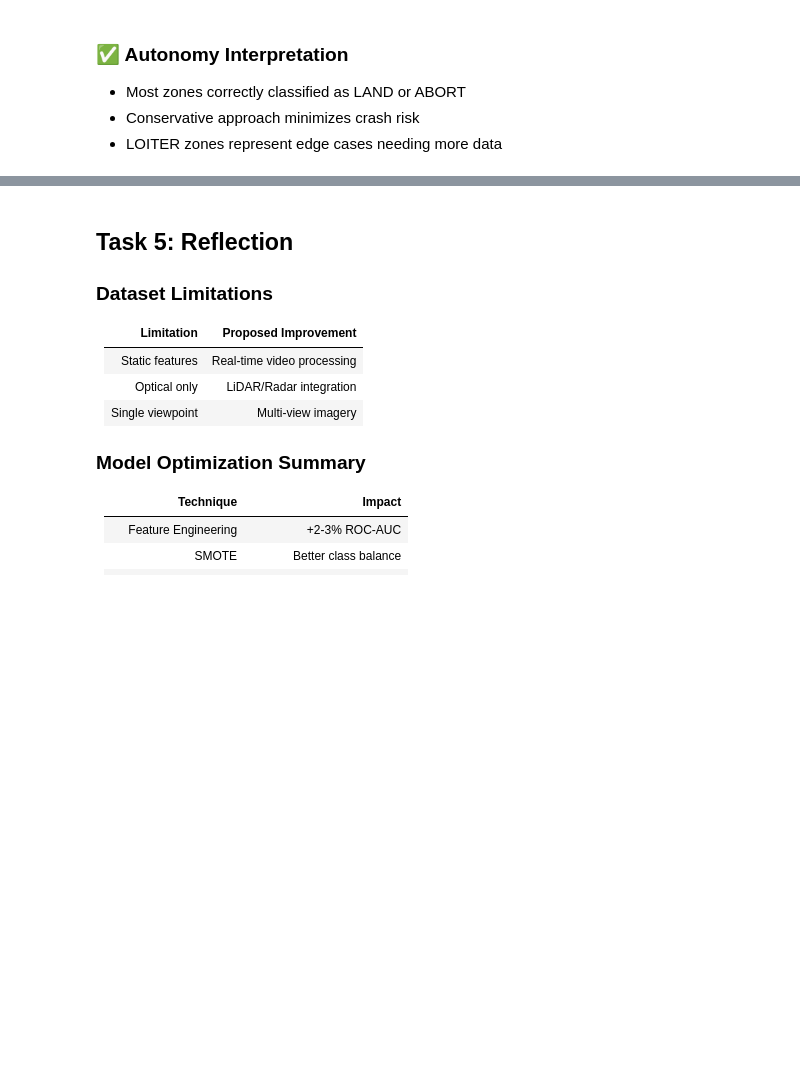
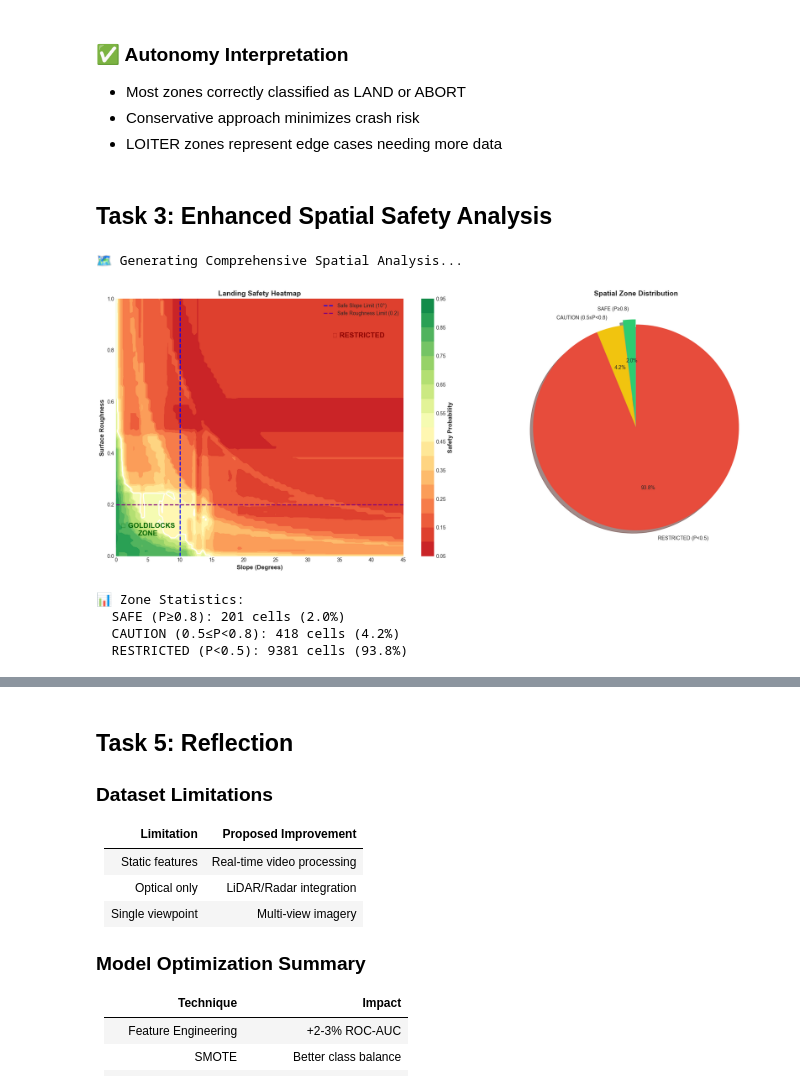
Before and after one commit to AvirupRoy2195/AI-Based-Landing-Zone-Safety, a Jupyter notebook: Capstone_Project.ipynb, the cells around one changed output, grey strips where cells are left out. Drawn from its saved outputs; the diff is of its cells as text; code cells hidden in the pictures; blank space fills up the shorter version.

Commit message:
Update notebook with enhanced autonomy, spatial analysis, and specific fallback logic

```diff
--- a/Capstone_Project.ipynb
+++ b/Capstone_Project.ipynb
@@ -593,3 +593,70 @@ Name: count, dtype: int64
 - Most zones correctly classified as LAND or ABORT
 - Conservative approach minimizes crash risk
 - LOITER zones represent edge cases needing more data
+# %% [markdown]
+## Task 3: Enhanced Spatial Safety Analysis
+# %%
+# === ENHANCED SPATIAL SAFETY ANALYSIS ===
+print("🗺️ Generating Comprehensive Spatial Analysis...")
+
+# Create grid for heatmap
+slope_range = np.linspace(0, 45, 100)
+roughness_range = np.linspace(0, 1, 100)
+slope_grid, roughness_grid = np.meshgrid(slope_range, roughness_range)
+
+# Build grid data with all features
+means = df.drop(columns=['label']).mean()
+n_points = len(slope_grid.ravel())
+grid_data = pd.DataFrame({col: np.full(n_points, means[col]) for col in X.columns})
+grid_data['slope_deg'] = slope_grid.ravel()
+grid_data['roughness'] = roughness_grid.ravel()
+grid_data['slope_roughness'] = grid_data['slope_deg'] * grid_data['roughness']
+grid_data['safety_index'] = grid_data['confidence_score'] / (grid_data['slope_deg'] + 1)
+
+# Get predictions
+safety_probs = best_xgb.predict_proba(grid_data)[:, 1]
+z = safety_probs.reshape(slope_grid.shape)
+
+# Enhanced Visualization
+fig, axes = plt.subplots(1, 2, figsize=(20, 8))
+
+# Heatmap
+contour = axes[0].contourf(slope_grid, roughness_grid, z, levels=20, cmap='RdYlGn', vmin=0, vmax=1)
+cbar = plt.colorbar(contour, ax=axes[0])
+cbar.set_label('Safety Probability', fontsize=12, fontweight='bold')
+
+axes[0].axvline(x=10, color='blue', linestyle='--', lw=2, label='Safe Slope Limit (10°)')
+axes[0].axhline(y=0.2, color='purple', linestyle='--', lw=2, label='Safe Roughness Limit (0.2)')
+axes[0].contour(slope_grid, roughness_grid, z, levels=[0.5], colors=['white'], linewidths=2)
+
+axes[0].annotate('🟢 GOLDILOCKS\nZONE', xy=(5, 0.08), fontsize=14, fontweight='bold', color='darkgreen', ha='center')
+axes[0].annotate('🔴 RESTRICTED', xy=(38, 0.85), fontsize=14, fontweight='bold', color='darkred', ha='center')
+axes[0].set_xlabel('Slope (Degrees)', fontweight='bold', fontsize=12)
+axes[0].set_ylabel('Surface Roughness', fontweight='bold', fontsize=12)
+axes[0].set_title('Landing Safety Heatmap', fontweight='bold', fontsize=14)
+axes[0].legend(loc='upper right')
+
+# Zone Statistics
+zone_counts = {'SAFE (P≥0.8)': (z >= 0.8).sum(),
+               'CAUTION (0.5≤P<0.8)': ((z >= 0.5) & (z < 0.8)).sum(),
+               'RESTRICTED (P<0.5)': (z < 0.5).sum()}
+
+colors_pie = ['#2ecc71', '#f1c40f', '#e74c3c']
+axes[1].pie(zone_counts.values(), labels=zone_counts.keys(), autopct='%1.1f%%',
+            colors=colors_pie, explode=(0.05, 0, 0), shadow=True, startangle=90)
+axes[1].set_title('Spatial Zone Distribution', fontweight='bold', fontsize=14)
+
+plt.tight_layout()
+plt.show()
+
+print("\n📊 Zone Statistics:")
+for zone, count in zone_counts.items():
+    pct = count / z.size * 100
+    print(f"  {zone}: {count} cells ({pct:.1f}%)")
+# %% [output]
+🗺️ Generating Comprehensive Spatial Analysis...
+[figure, added]
+📊 Zone Statistics:
+  SAFE (P≥0.8): 201 cells (2.0%)
+  CAUTION (0.5≤P<0.8): 418 cells (4.2%)
+  RESTRICTED (P<0.5): 9381 cells (93.8%)
```
Also changed, not shown: parts of 7 cells of this notebook.
